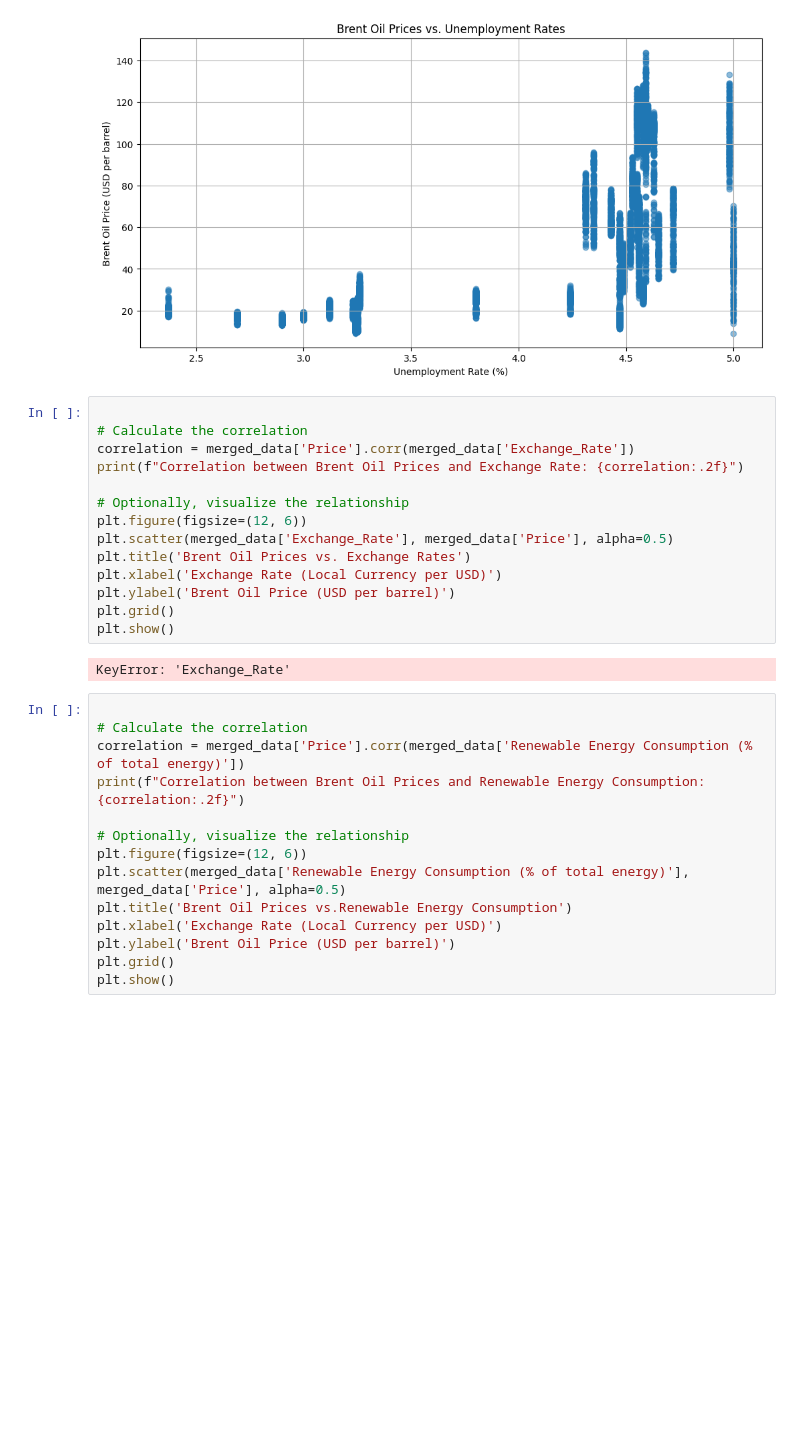
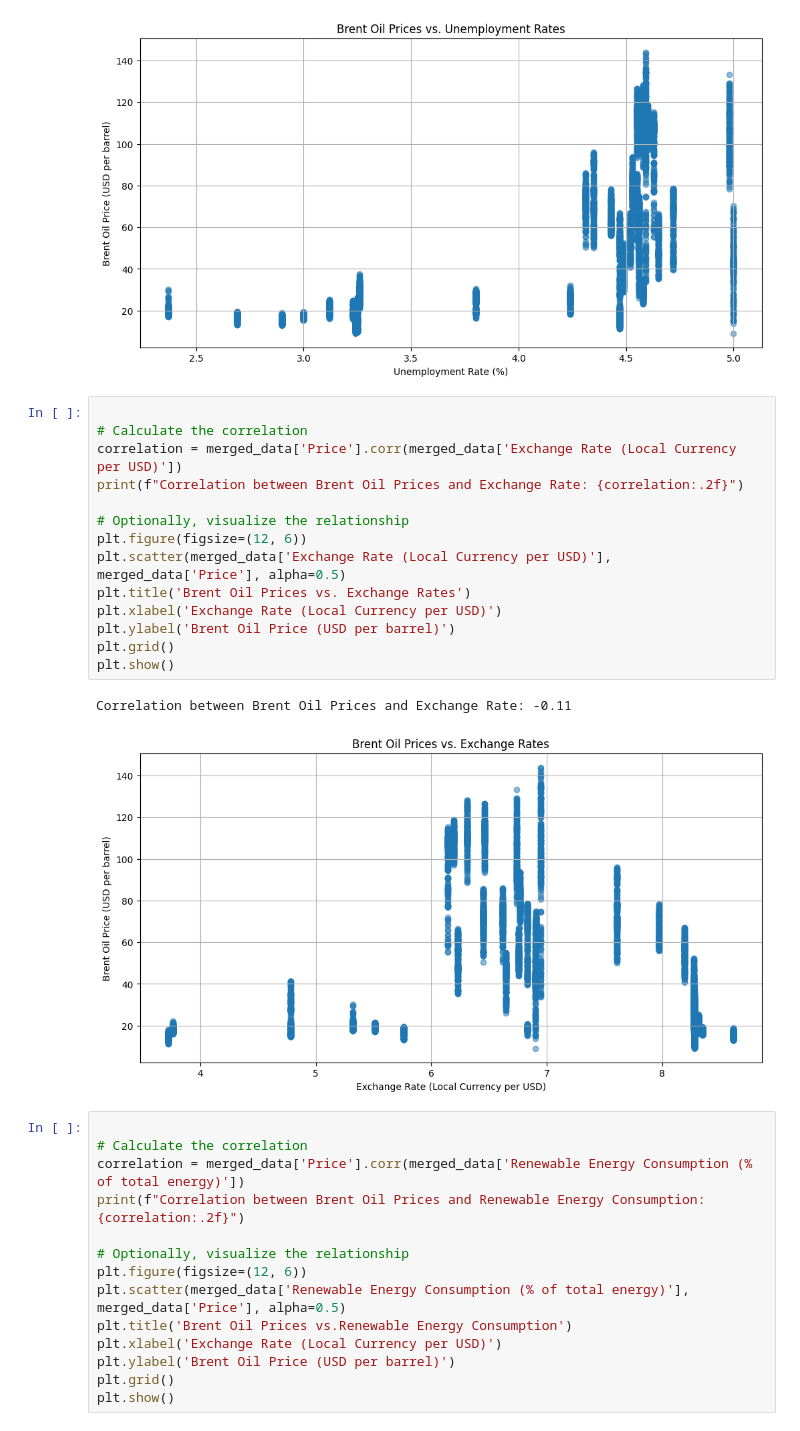
Before and after one commit to NaimaT15/Oil_Price_Analysis, a Jupyter notebook: notebooks/oil_price_analysis.ipynb, the cells around one changed output. Drawn from its saved outputs; the diff is of its cells as text; blank space fills up the shorter version.

```diff
--- a/notebooks/oil_price_analysis.ipynb
+++ b/notebooks/oil_price_analysis.ipynb
@@ -541,19 +554,20 @@ Correlation between Brent Oil Prices and Unemployment Rate: 0.60
 # %%
 
 # Calculate the correlation
-correlation = merged_data['Price'].corr(merged_data['Exchange_Rate'])
+correlation = merged_data['Price'].corr(merged_data['Exchange Rate (Local Currency per USD)'])
 print(f"Correlation between Brent Oil Prices and Exchange Rate: {correlation:.2f}")
 
 # Optionally, visualize the relationship
 plt.figure(figsize=(12, 6))
-plt.scatter(merged_data['Exchange_Rate'], merged_data['Price'], alpha=0.5)
+plt.scatter(merged_data['Exchange Rate (Local Currency per USD)'], merged_data['Price'], alpha=0.5)
 plt.title('Brent Oil Prices vs. Exchange Rates')
 plt.xlabel('Exchange Rate (Local Currency per USD)')
 plt.ylabel('Brent Oil Price (USD per barrel)')
 plt.grid()
 plt.show()
 # %% [output]
-KeyError: 'Exchange_Rate'
+Correlation between Brent Oil Prices and Exchange Rate: -0.11
+[figure, added]
 # %%
 
 # Calculate the correlation
```
Also changed, not shown: parts of 18 cells of this notebook, 23 other files.
